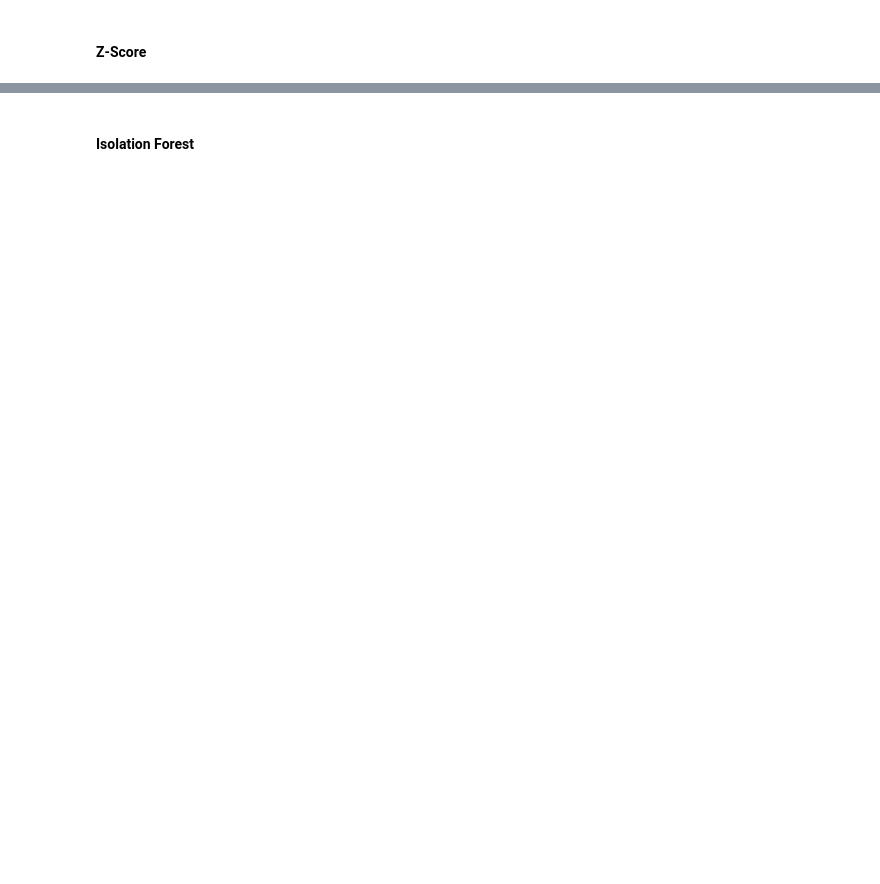
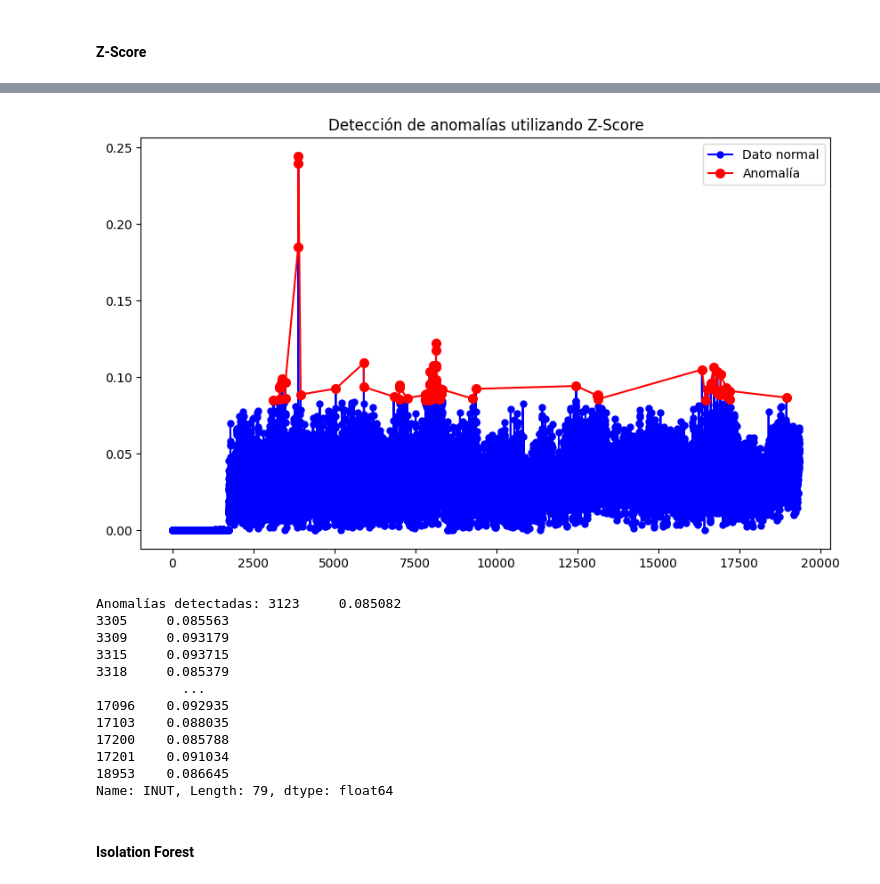
Before and after one commit to davidreigns01/actividad3AANS, a Jupyter notebook: muinar07_act3_Notebook.ipynb, the cells around one changed output, grey strips where cells are left out. Saved outputs shown, nothing was run; the diff lists cells and outputs as text; code cells hidden in the pictures; blank space fills up the shorter version.

```diff
--- a/muinar07_act3_Notebook.ipynb
+++ b/muinar07_act3_Notebook.ipynb
@@ -108,2 +210,6 @@ df = pd.read_csv('CurrentVoltage.csv', sep=',')
 # %%
 # Define un umbral para detectar anomalías (por ejemplo, 3 desviaciones estándar)
+# Determinar los umbrales para marcar anomalías
+threshold = 3
+anomalies = np.where(np.abs(z_scores) > threshold)
+print(anomalies)
@@ -110,5 +226,28 @@ df = pd.read_csv('CurrentVoltage.csv', sep=',')
 # %%
 # Visualiza los resultados
+# Mostrar los datos y marcar las anomalías
+plt.figure(figsize=(10, 6))
+plt.plot(data, 'bo-', markersize=5, label='Dato normal')
+plt.plot(anomalies[0], data.iloc[anomalies[0]], 'ro-', markersize=7, label='Anomalía')
+plt.title('Detección de anomalías utilizando Z-Score')
+plt.legend()
+plt.show()
+# Imprimir las anomalías detectadas
+print(f'Anomalías detectadas: {data.iloc[anomalies[0]]}')
+# %% [output]
+[figure, added]
+Anomalías detectadas: 3123     0.085082
+3305     0.085563
+3309     0.093179
+3315     0.093715
+3318     0.085379
+           ...
+17096    0.092935
+17103    0.088035
+17200    0.085788
+17201    0.091034
+18953    0.086645
+Name: INUT, Length: 79, dtype: float64
 # %% [markdown]
 #### Isolation Forest
 # %%
```
Also changed, not shown: parts of 18 cells of this notebook.
